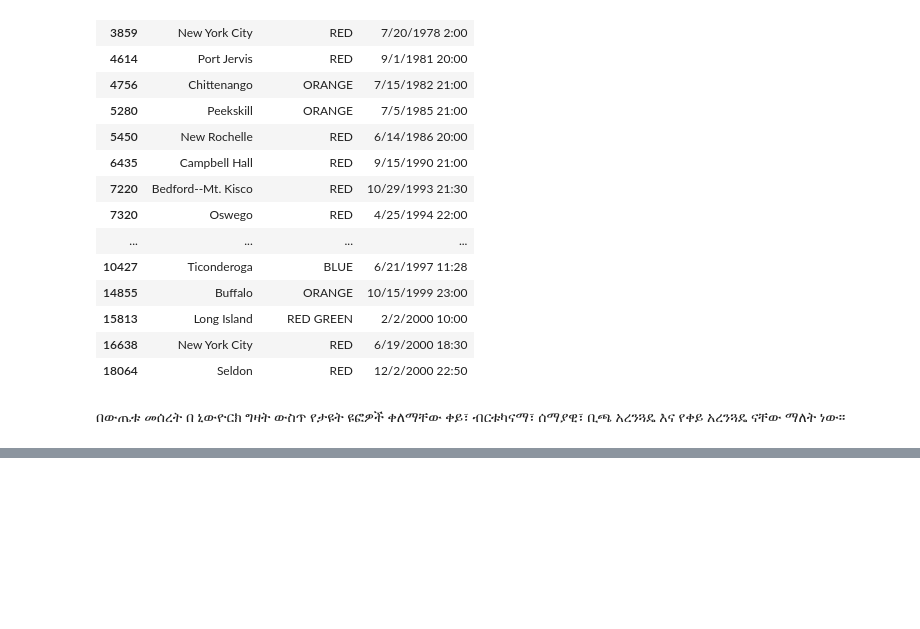
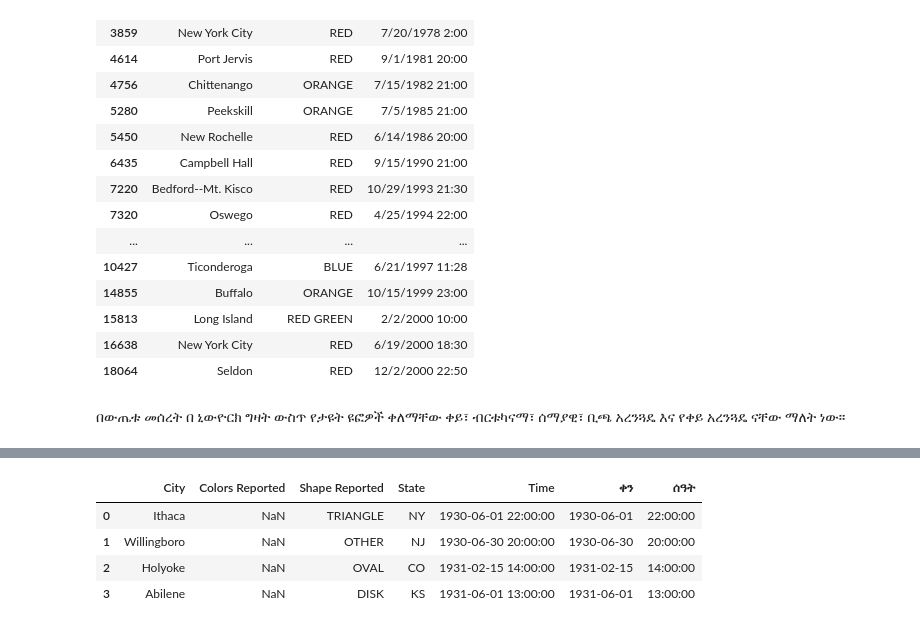
Before and after one commit to ttedla/beautiful-pandas, a Jupyter notebook: pandas_03.ipynb, the cells around one changed output, grey strips where cells are left out. Cells and saved outputs as stored; diff of their text form; code cells hidden in the pictures; blank space fills up the shorter version.

```diff
--- a/pandas_03.ipynb
+++ b/pandas_03.ipynb
@@ -147,0 +183,6 @@ import pandas as pd
+# %%
+# ቀን እና ሰዓቱን ለይተን ማውጣት ብንፈልግ እንደሚከተለው ማስተካከል እንችላለን።
+# እራሱን በቻለ ክፍል ቀን እና ሰዓትን መተንተን እንመለከታለን
+# መጀመሪያ Timeን እንደቀን እና ሰዓት እንዲታወቅ እናድርግ
+import datetime as dt
+ዳታ_ፍሬም['Time'] = pd.to_datetime(ዳታ_ፍሬም['Time'])
@@ -147,0 +197,14 @@ import pandas as pd
+# %%
+# በመቀጠል ታይም ከሚለው አምድ ላይ ቀኑን እና ወሩን እና ዓመቱን ለይተን እናውጣ
+ዳታ_ፍሬም['ቀን'] = ዳታ_ፍሬም['Time'].dt.date
+# %%
+# ሰዓቱን ለመለየት አሁንም ከታይም ላይ ሰዓቱን ነጥለን በማውጣት እራሱን በቻለ አምድ ላይ ማስቀመጥ እንችላለን።
+ዳታ_ፍሬም['ሰዓት'] = ዳታ_ፍሬም['Time'].dt.time
+# %%
+ዳታ_ፍሬም.head(4)
+# %% [output]
+|  | City | Colors Reported | Shape Reported | State | Time | ቀን | ሰዓት |
+| 0 | Ithaca | NaN | TRIANGLE | NY | 1930-06-01 22:00:00 | 1930-06-01 | 22:00:00 |
+| 1 | Willingboro | NaN | OTHER | NJ | 1930-06-30 20:00:00 | 1930-06-30 | 20:00:00 |
+| 2 | Holyoke | NaN | OVAL | CO | 1931-02-15 14:00:00 | 1931-02-15 | 14:00:00 |
+| 3 | Abilene | NaN | DISK | KS | 1931-06-01 13:00:00 | 1931-06-01 | 13:00:00 |
```
Also changed, not shown: parts of 9 cells of this notebook, 1 other file.
